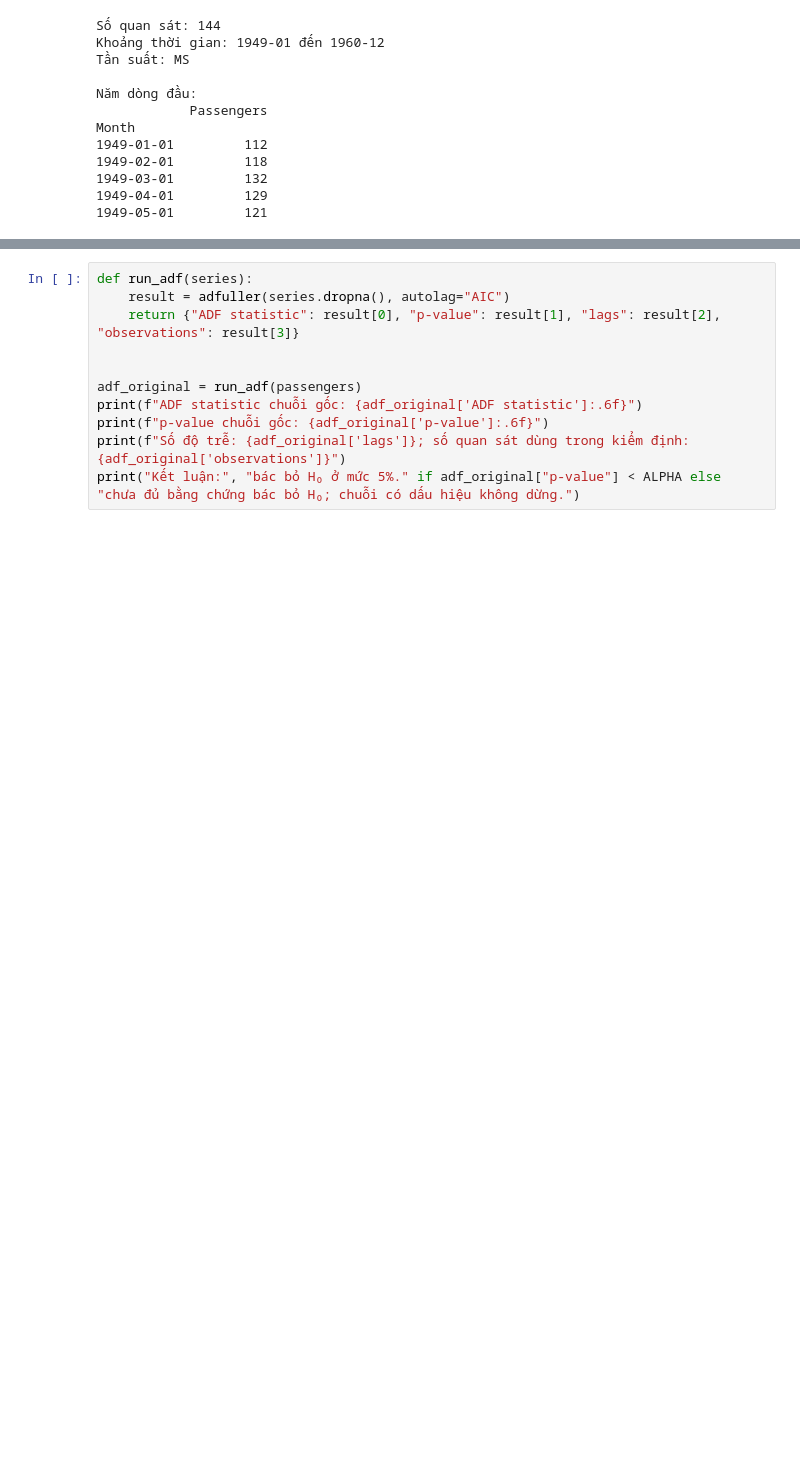
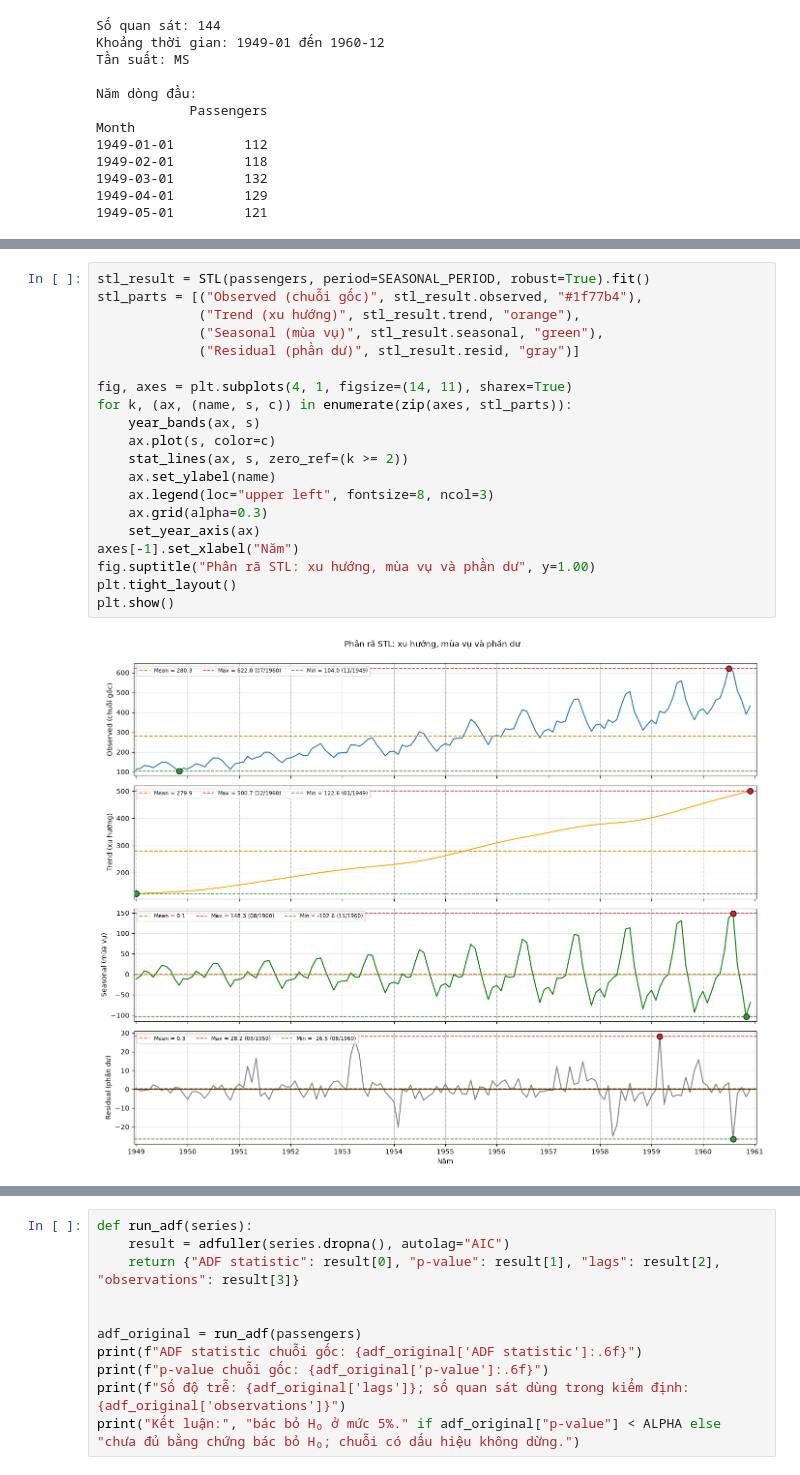
Before and after one commit to kyen-p/TimeSeries, a Jupyter notebook: Lab_2/docs/bai_tap_nang_cao/lab2_description.ipynb, the cells around one changed output, grey strips where cells are left out. Saved outputs shown, nothing was run; the diff lists cells and outputs as text; blank space fills up the shorter version.

```diff
--- a/Lab_2/docs/bai_tap_nang_cao/lab2_description.ipynb
+++ b/Lab_2/docs/bai_tap_nang_cao/lab2_description.ipynb
@@ -149,0 +294,22 @@ ADF có giả thuyết không (H₀) là chuỗi có nghiệm đơn vị, tức
+# %%
+stl_result = STL(passengers, period=SEASONAL_PERIOD, robust=True).fit()
+stl_parts = [("Observed (chuỗi gốc)", stl_result.observed, "#1f77b4"),
+             ("Trend (xu hướng)", stl_result.trend, "orange"),
+             ("Seasonal (mùa vụ)", stl_result.seasonal, "green"),
+             ("Residual (phần dư)", stl_result.resid, "gray")]
+
+fig, axes = plt.subplots(4, 1, figsize=(14, 11), sharex=True)
+for k, (ax, (name, s, c)) in enumerate(zip(axes, stl_parts)):
+    year_bands(ax, s)
+    ax.plot(s, color=c)
+    stat_lines(ax, s, zero_ref=(k >= 2))
+    ax.set_ylabel(name)
+    ax.legend(loc="upper left", fontsize=8, ncol=3)
+    ax.grid(alpha=0.3)
+    set_year_axis(ax)
+axes[-1].set_xlabel("Năm")
+fig.suptitle("Phân rã STL: xu hướng, mùa vụ và phần dư", y=1.00)
+plt.tight_layout()
+plt.show()
+# %% [output]
+[figure, added]
```
Also changed, not shown: parts of 39 cells of this notebook.
